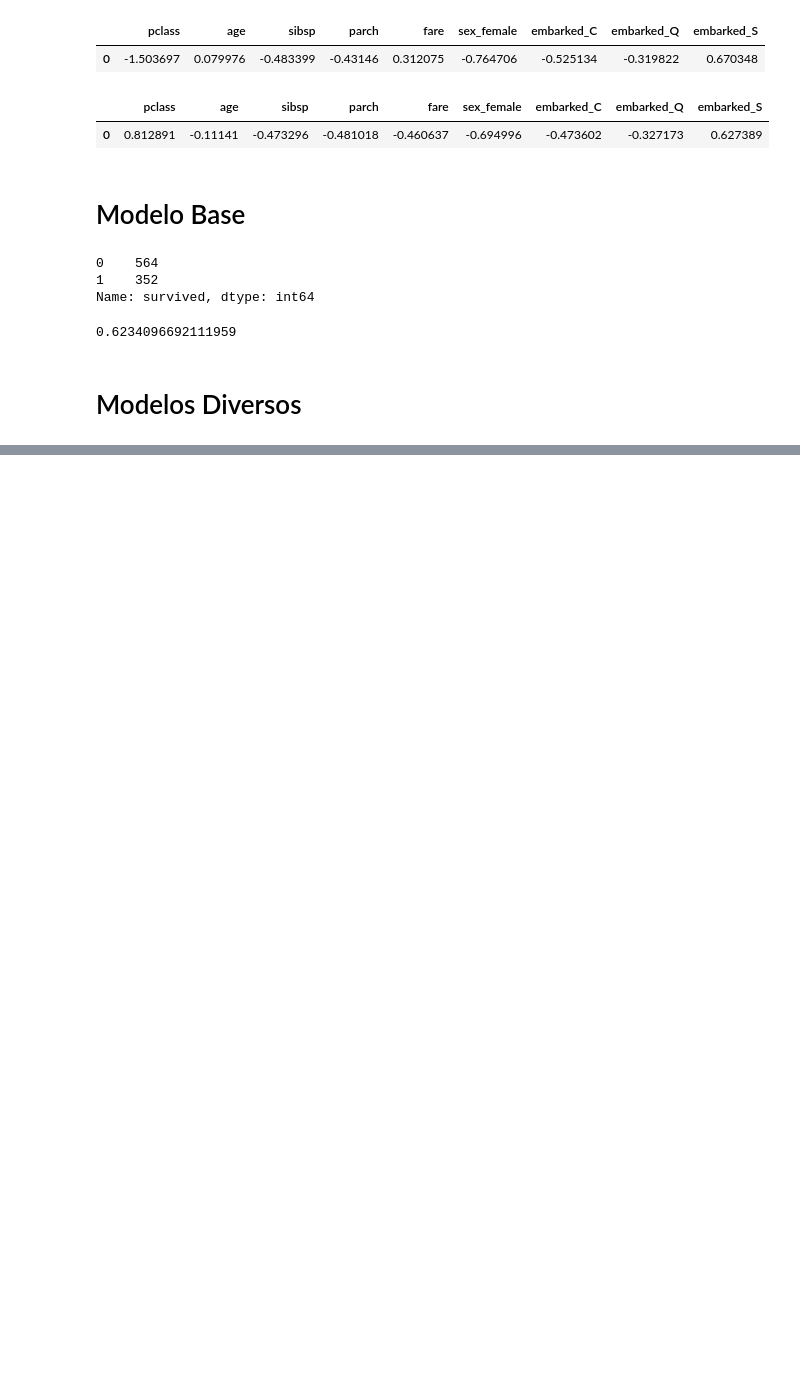
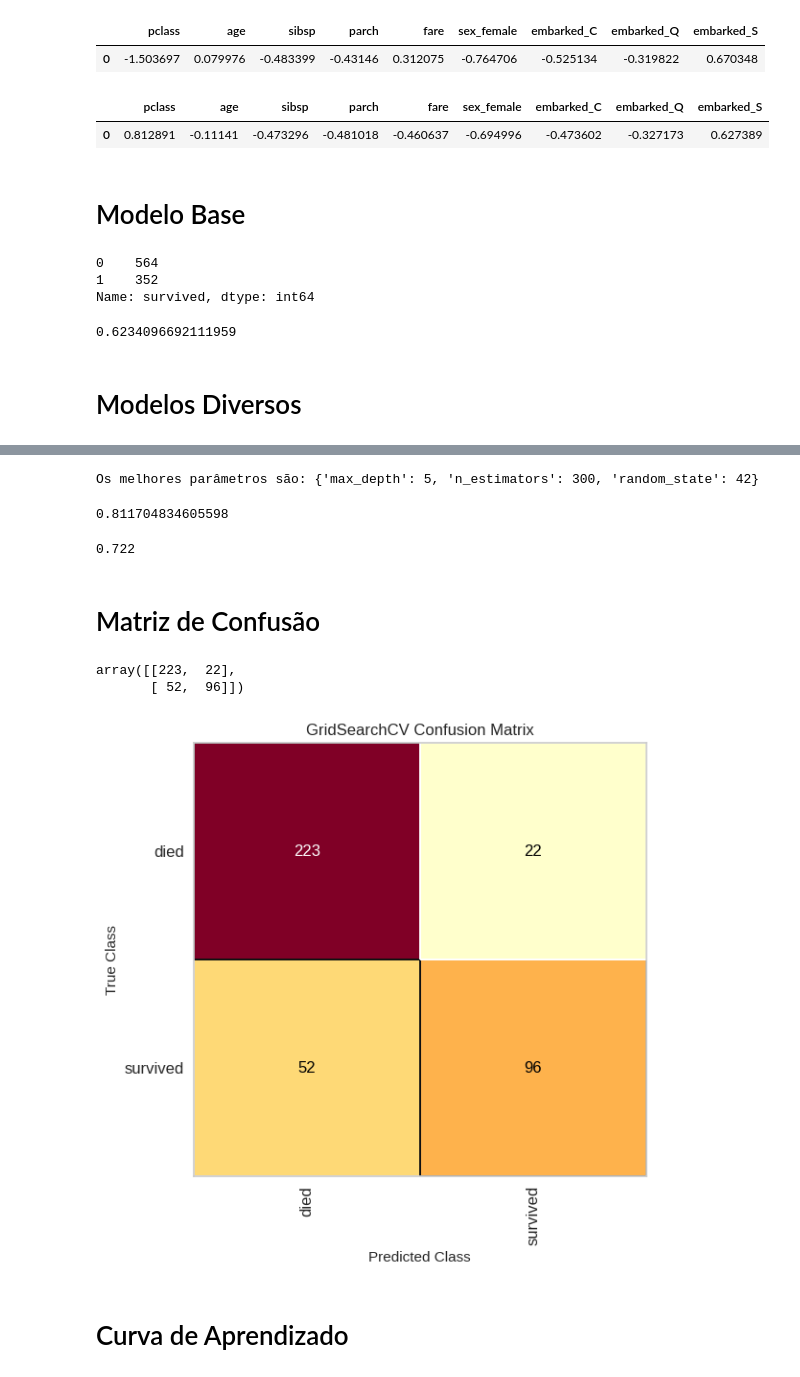
Before and after one commit to nortonvanz/ML_Pocket_Reference, a Jupyter notebook: notebooks/Titanic.ipynb, the cells around one changed output, grey strips where cells are left out. Saved outputs shown, nothing was run; the diff lists cells and outputs as text; code cells hidden in the pictures; blank space fills up the shorter version.

```diff
--- a/notebooks/Titanic.ipynb
+++ b/notebooks/Titanic.ipynb
@@ -451,0 +469,5 @@ XGBClassifier            AUC:0.822     STD: 0.03
+# %%
+#instanciar
+rf = RandomForestClassifier(n_estimators=100, random_state=42)
+#fitar
+rf.fit(X_train, y_train)
@@ -451,0 +525,29 @@ XGBClassifier            AUC:0.822     STD: 0.03
+# %%
+#O autor exemplivida com o Grid Search CV. Ele funciona bem para datasets pequenos, como este.
+rfh = RandomForestClassifier()
+params = {
+    "n_estimators": [80, 300],
+   # "min_samples_leaf": [2, 5],
+   # 'max_leaf_nodes': [20, 40, 60],
+    'max_depth': [3, 5, 8], #já controla o crescimento da árvore
+    "random_state": [42]
+}
+
+rfcv = GridSearchCV(rfh, params, n_jobs=-1).fit(X_train, y_train)
+print(f"Os melhores parâmetros são: {rfcv.best_params_}")
+# %% [output]
+Os melhores parâmetros são: {'max_depth': 5, 'n_estimators': 300, 'random_state': 42}
+# %%
+#usar este modelo com melhores params no nosso dataset:
+rfcv.fit(X_train, y_train)
+rff_yhat = rfcv.predict(X_test)
+
+#performance considerando acurácia
+metrics.accuracy_score(y_test, rff_yhat)
+# %% [output]
+0.811704834605598
+# %%
+# a acurácia melhorou, vamos verificar o F-1 score:
+round(metrics.f1_score( y_test, rff_yhat ),3)
+# %% [output]
+0.722
@@ -451,0 +559,21 @@ XGBClassifier            AUC:0.822     STD: 0.03
+# %% [markdown]
+# Matriz de Confusão
+# %%
+from sklearn.metrics import confusion_matrix
+y_pred = rfcv.predict(X_test)
+confusion_matrix(y_test, y_pred)
+# %% [output]
+array([[223,  22],
+       [ 52,  96]])
+# %%
+mapping = {0: "died", 1: "survived"}
+fig, ax = plt.subplots(figsize=(6, 6))
+cm_viz = ConfusionMatrix(
+  rfcv,
+  classes=["died", "survived"],
+  label_encoder=mapping,
+)
+cm_viz.score(X_test, y_test);
+cm_viz.poof();
+# %% [output]
+[figure, added]
@@ -451,0 +582,2 @@ XGBClassifier            AUC:0.822     STD: 0.03
+# %% [markdown]
+# Curva de Aprendizado
```
Also changed, not shown: parts of 20 cells of this notebook.
